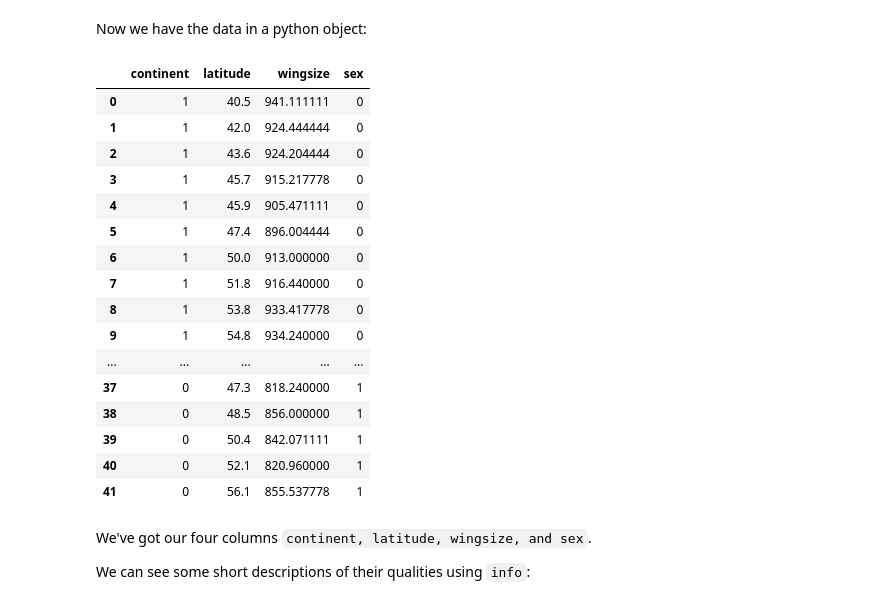
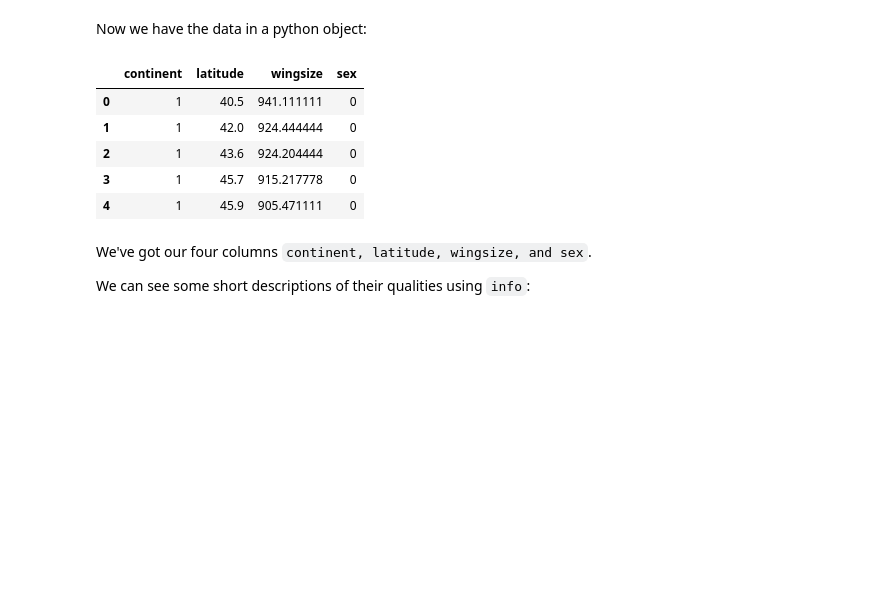
Before and after one commit to GalvanizeOpenSource/stats-course-slides, a Jupyter notebook: linear-and-logistic-regression.ipynb, the cells around one changed output. Drawn from its saved outputs; the diff is of its cells as text; code cells hidden in the pictures; blank space fills up the shorter version.

```diff
--- a/linear-and-logistic-regression.ipynb
+++ b/linear-and-logistic-regression.ipynb
@@ -56,25 +56,14 @@ insects = pd.read_csv('./insects.csv', sep='\t')
 # %% [markdown]
 Now we have the data in a python object:
 # %%
-insects
+insects.head()
 # %% [output]
 |  | continent | latitude | wingsize | sex |
 | 0 | 1 | 40.5 | 941.111111 | 0 |
 | 1 | 1 | 42.0 | 924.444444 | 0 |
 | 2 | 1 | 43.6 | 924.204444 | 0 |
 | 3 | 1 | 45.7 | 915.217778 | 0 |
 | 4 | 1 | 45.9 | 905.471111 | 0 |
-| 5 | 1 | 47.4 | 896.004444 | 0 |
-| 6 | 1 | 50.0 | 913.000000 | 0 |
-| 7 | 1 | 51.8 | 916.440000 | 0 |
-| 8 | 1 | 53.8 | 933.417778 | 0 |
-| 9 | 1 | 54.8 | 934.240000 | 0 |
-| ... | ... | ... | ... | ... |
-| 37 | 0 | 47.3 | 818.240000 | 1 |
-| 38 | 0 | 48.5 | 856.000000 | 1 |
-| 39 | 0 | 50.4 | 842.071111 | 1 |
-| 40 | 0 | 52.1 | 820.960000 | 1 |
-| 41 | 0 | 56.1 | 855.537778 | 1 |
 # %% [markdown]
 We've got our four columns `continent, latitude, wingsize, and sex`.
 
```
Also changed, not shown: parts of 3 cells of this notebook.
